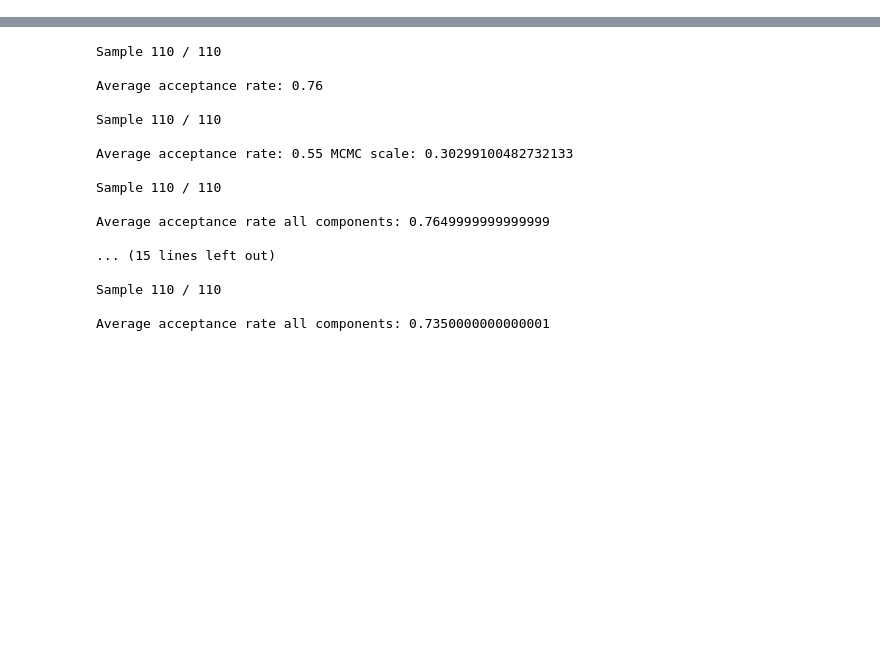
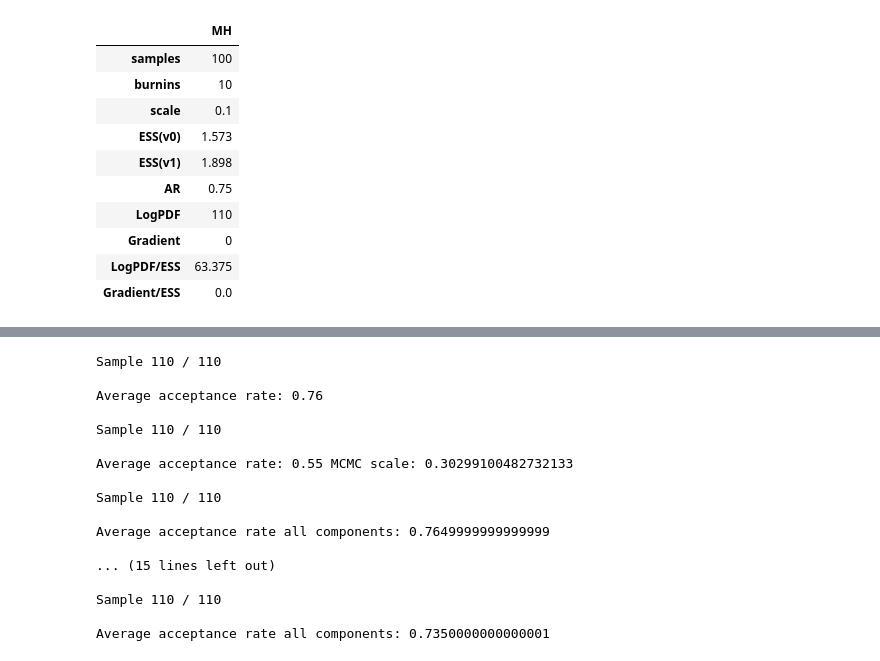
Before and after one commit to CUQI-DTU/CUQIpy-Benchmarks, a Jupyter notebook: sandbox/testing.ipynb, the cells around one changed output, grey strips where cells are left out. Cells and saved outputs as stored; diff of their text form; code cells hidden in the pictures; blank space fills up the shorter version.

```diff
--- a/sandbox/testing.ipynb
+++ b/sandbox/testing.ipynb
@@ -76,0 +103,14 @@ df
+# %%
+df
+# %% [output]
+|  | MH |
+| samples | 100 |
+| burnins | 10 |
+| scale | 0.1 |
+| ESS(v0) | 1.573 |
+| ESS(v1) | 1.898 |
+| AR | 0.75 |
+| LogPDF | 110 |
+| Gradient | 0 |
+| LogPDF/ESS | 63.375 |
+| Gradient/ESS | 0.0 |
```
Also changed, not shown: parts of 16 cells of this notebook, 9 other files.
